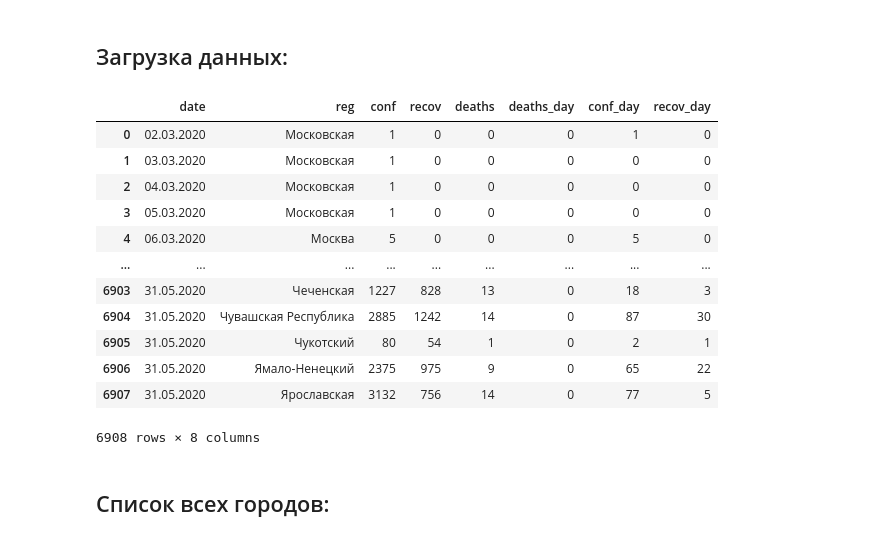
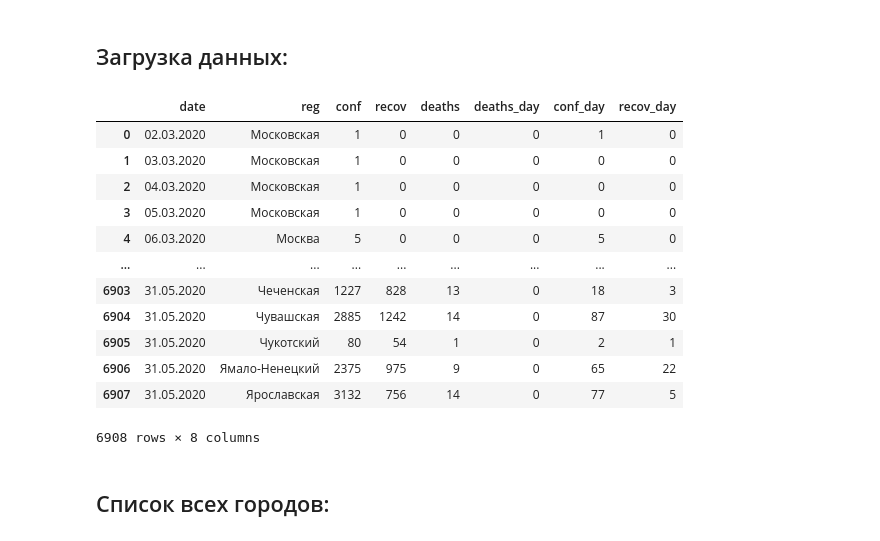
Before and after one commit to Sunamur/GraphEpidemiology, a Jupyter notebook: regions_and_cities/regions_and_cities.ipynb, the cells around one changed output. Drawn from its saved outputs; the diff is of its cells as text; code cells hidden in the pictures.

```diff
--- a/regions_and_cities/regions_and_cities.ipynb
+++ b/regions_and_cities/regions_and_cities.ipynb
@@ -6,25 +6,25 @@ from scipy.spatial import distance_matrix
 # %%
 # Грузим датасет с данными о распространении вируса
 df_covid = pd.read_csv('Regions.csv', sep=';')
 df_covid.columns = ['date', 'reg', 'conf', 'recov', 'deaths', 'deaths_day', 'conf_day', 'recov_day']
 
 # Меняем названия регионов которые не сходятся с названиями в другом датасете
 df_covid = df_covid.replace(['Кабардино-Балкария', 'Карачаево-Черкессия', 'Саха (Якутия)', 'Северная Осетия', 'Удмуртия', 'ХМАО – Югра', 'Чечня', 'Чувашия'],\
-           ['Кабардино-Балкарская', 'Карачаево-Черкесская', 'Саха /Якутия/', 'Северная Осетия - Алания', 'Удмуртская', 'Ханты-Мансийский Автономный округ - Югра', 'Чеченская', 'Чувашская Республика'])
+           ['Кабардино-Балкарская', 'Карачаево-Черкесская', 'Саха /Якутия/', 'Северная Осетия - Алания', 'Удмуртская', 'Ханты-Мансийский Автономный округ - Югра', 'Чеченская', 'Чувашская'])
 
 # Обрезаем "край", "обл." и "АО"
 df_covid.reg = df_covid.reg.apply(lambda x: x.split('край',1)[0].split('обл.', 1)[0].split('АО', 1)[0].rstrip())
 df_covid
 # %% [output]
 |  | date | reg | conf | recov | deaths | deaths_day | conf_day | recov_day |
 | 0 | 02.03.2020 | Московская | 1 | 0 | 0 | 0 | 1 | 0 |
 | 1 | 03.03.2020 | Московская | 1 | 0 | 0 | 0 | 0 | 0 |
 | 2 | 04.03.2020 | Московская | 1 | 0 | 0 | 0 | 0 | 0 |
 | 3 | 05.03.2020 | Московская | 1 | 0 | 0 | 0 | 0 | 0 |
 | 4 | 06.03.2020 | Москва | 5 | 0 | 0 | 0 | 5 | 0 |
 | ... | ... | ... | ... | ... | ... | ... | ... | ... |
 | 6903 | 31.05.2020 | Чеченская | 1227 | 828 | 13 | 0 | 18 | 3 |
-| 6904 | 31.05.2020 | Чувашская Республика | 2885 | 1242 | 14 | 0 | 87 | 30 |
+| 6904 | 31.05.2020 | Чувашская | 2885 | 1242 | 14 | 0 | 87 | 30 |
 | 6905 | 31.05.2020 | Чукотский | 80 | 54 | 1 | 0 | 2 | 1 |
 | 6906 | 31.05.2020 | Ямало-Ненецкий | 2375 | 975 | 9 | 0 | 65 | 22 |
 | 6907 | 31.05.2020 | Ярославская | 3132 | 756 | 14 | 0 | 77 | 5 |
```
Also changed, not shown: parts of 13 cells of this notebook, 1 other file.
